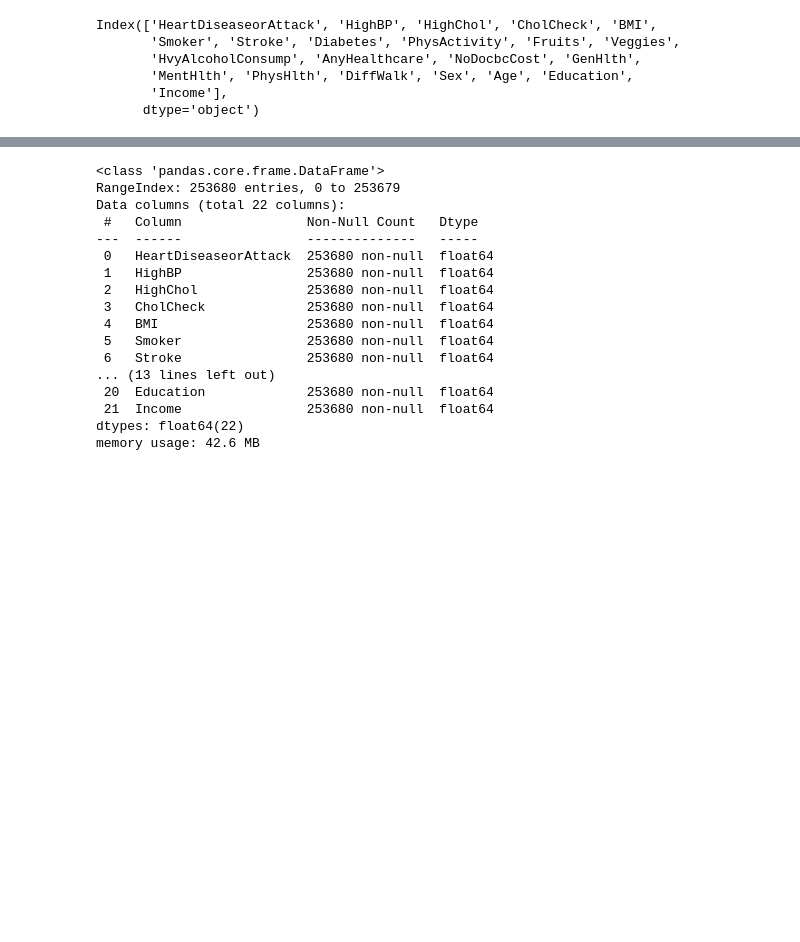
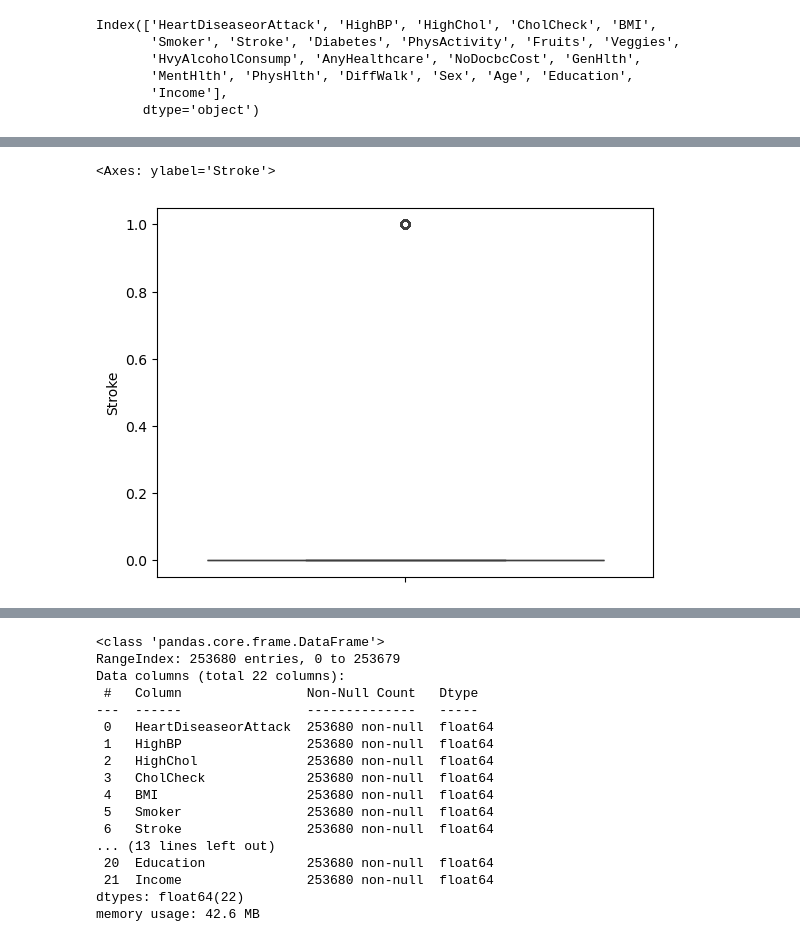
Before and after one commit to palayushi293/major_project, a Jupyter notebook: ml/heart/disease_h.ipynb, the cells around one changed output, grey strips where cells are left out. Cells and saved outputs as stored; diff of their text form; code cells hidden in the pictures; blank space fills up the shorter version.

```diff
--- a/ml/heart/disease_h.ipynb
+++ b/ml/heart/disease_h.ipynb
@@ -76,0 +82,5 @@ Index(['HeartDiseaseorAttack', 'HighBP', 'HighChol', 'CholCheck', 'BMI',
+# %%
+sns.boxplot(df['Stroke'])
+# %% [output]
+<Axes: ylabel='Stroke'>
+[figure, added]
```
Also changed, not shown: parts of 40 cells of this notebook.
